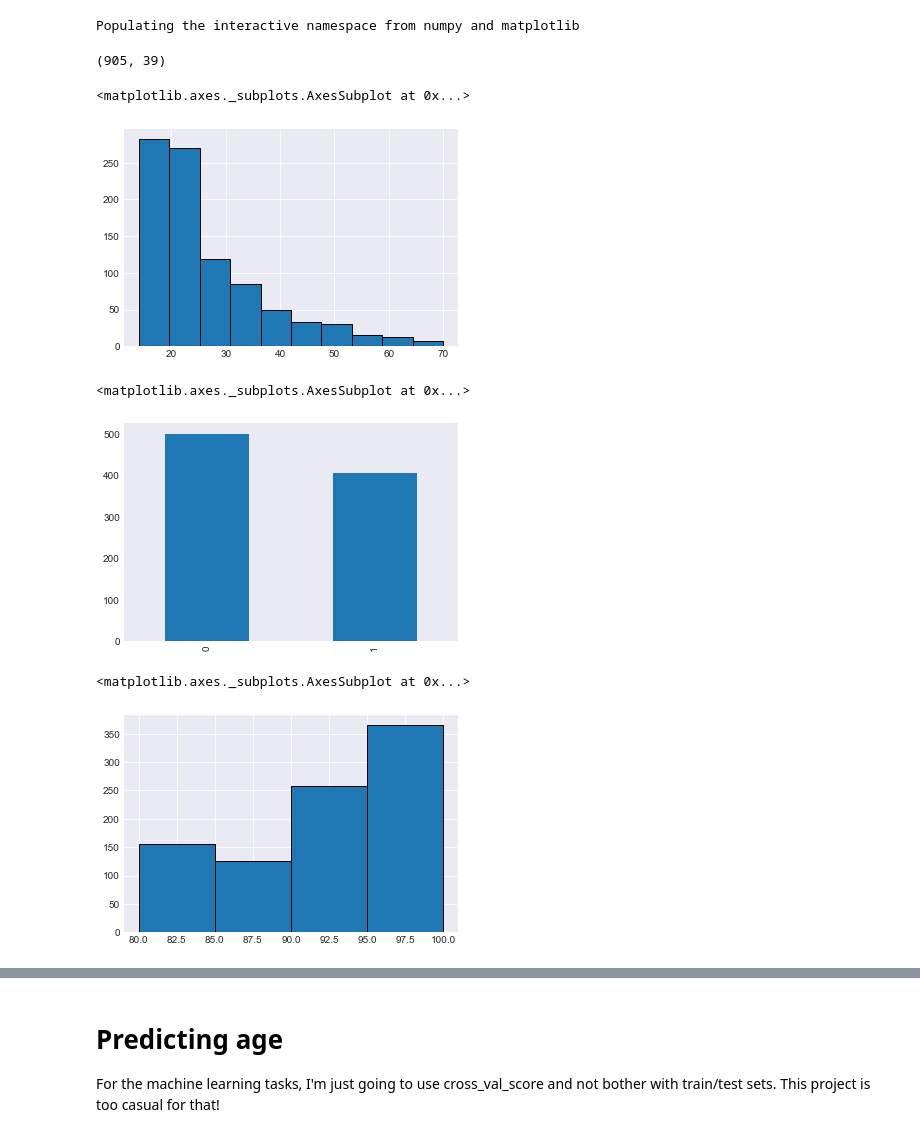
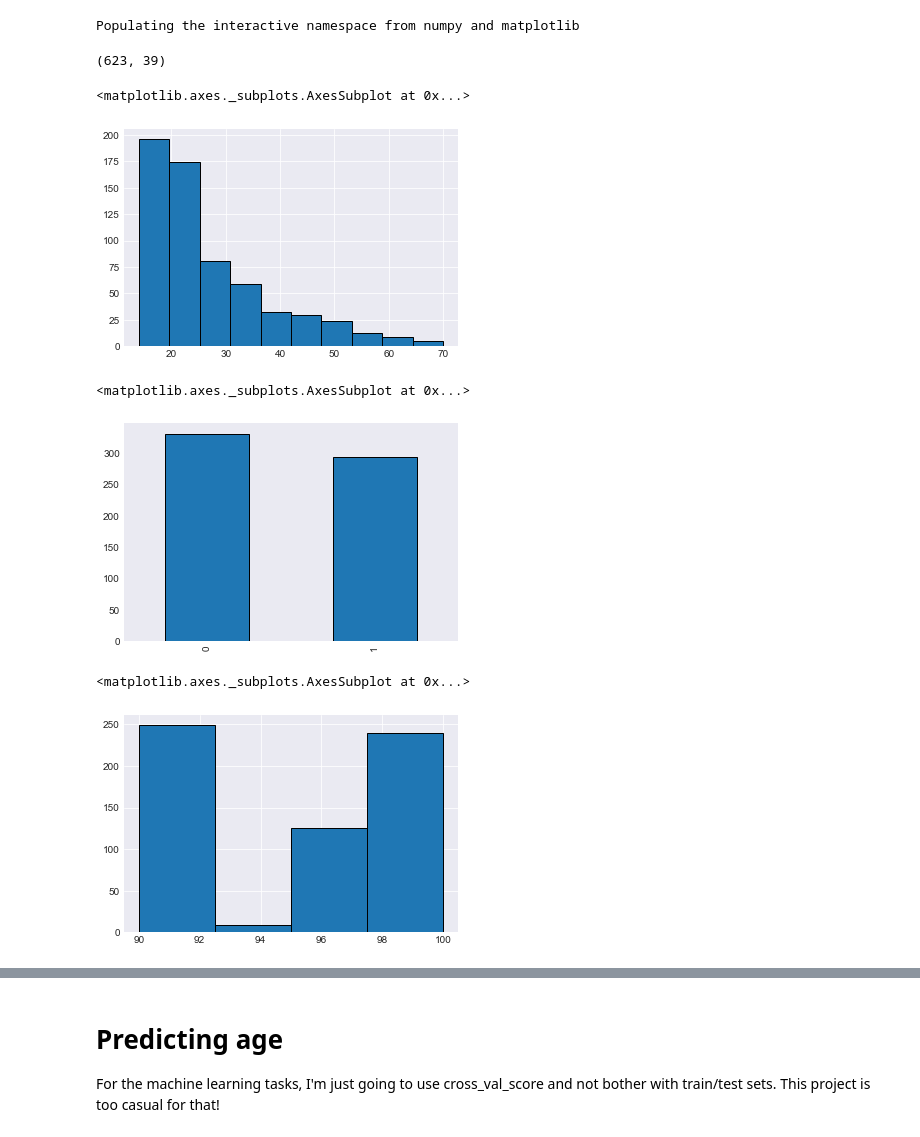
Before and after one commit to vincefav/humor-styles, a Jupyter notebook: Humor styles.ipynb, the cells around one changed output, grey strips where cells are left out. Drawn from its saved outputs; the diff is of its cells as text; code cells hidden in the pictures.

```diff
--- a/Humor styles.ipynb
+++ b/Humor styles.ipynb
@@ -34,27 +30,28 @@ data = data[data['age'] < 71]
 
 # Simplify genders down to two, for convenience
 data = data[(data['gender'] < 3) & (data['gender'] > 0)]
+lbl = LabelBinarizer()
 data['gender'] = lbl.fit_transform(data['gender']).flatten()
 
 # Those who found the results accurate
-data = data[data.accuracy >= 80]
+data = data[data.accuracy >= 90]
 
-# 905 rows, 39 features
+# 962 rows, 39 features
 data.shape
 # %% [output]
-(905, 39)
+(623, 39)
 # %%
 data['age'].hist(edgecolor='black')
 # %% [output]
 <matplotlib.axes._subplots.AxesSubplot at 0x...>
-[figure, old version]
+[figure, new version]
 # %%
-data['gender'].value_counts().plot.bar()
+data['gender'].value_counts().plot.bar(edgecolor='black')
 # %% [output]
 <matplotlib.axes._subplots.AxesSubplot at 0x...>
-[figure, old version]
+[figure, new version]
 # %%
 data['accuracy'].hist(edgecolor='black', bins=4)
 # %% [output]
 <matplotlib.axes._subplots.AxesSubplot at 0x...>
-[figure, old version]
+[figure, new version]
```
Also changed, not shown: parts of 19 cells of this notebook.
